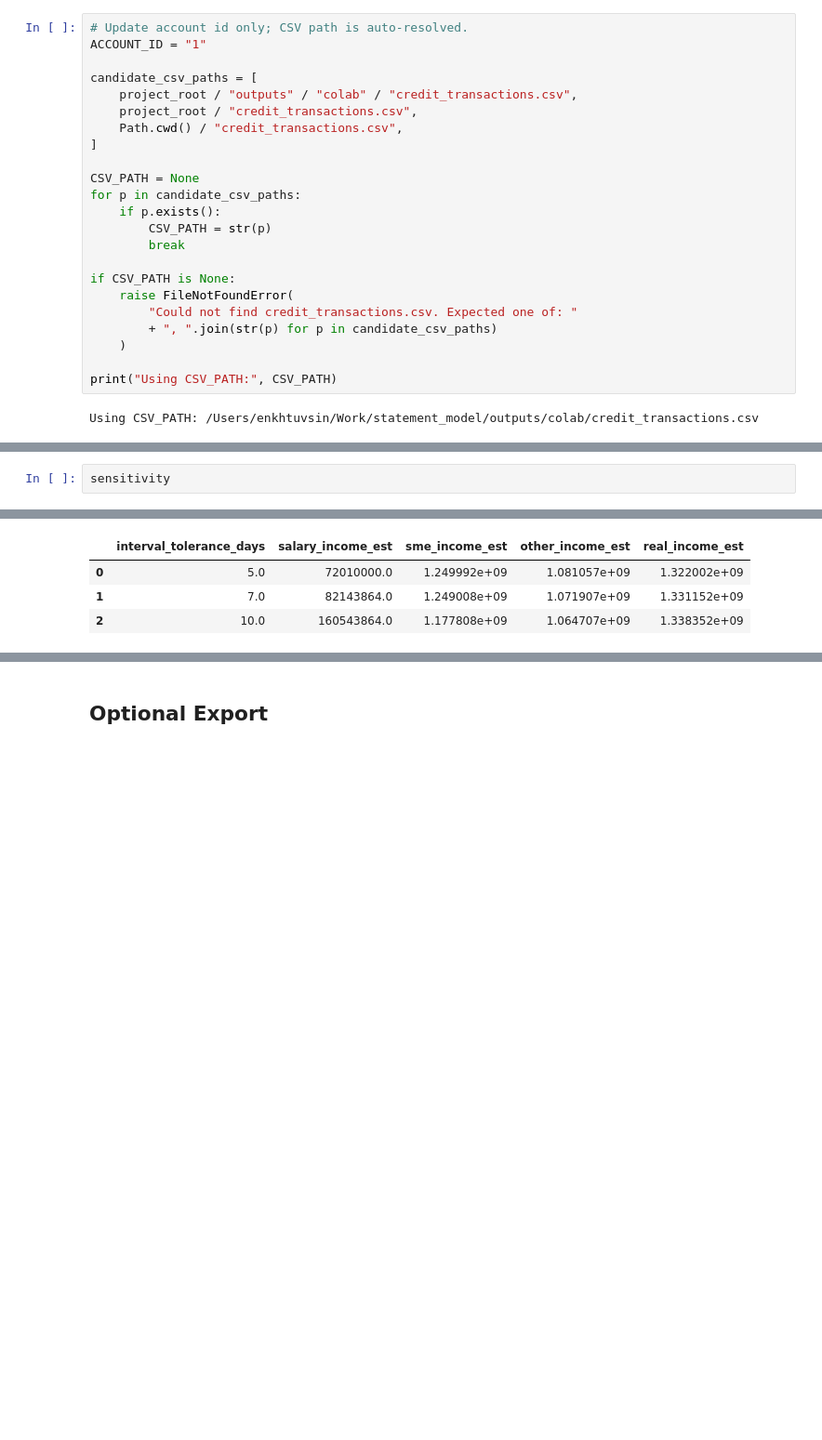
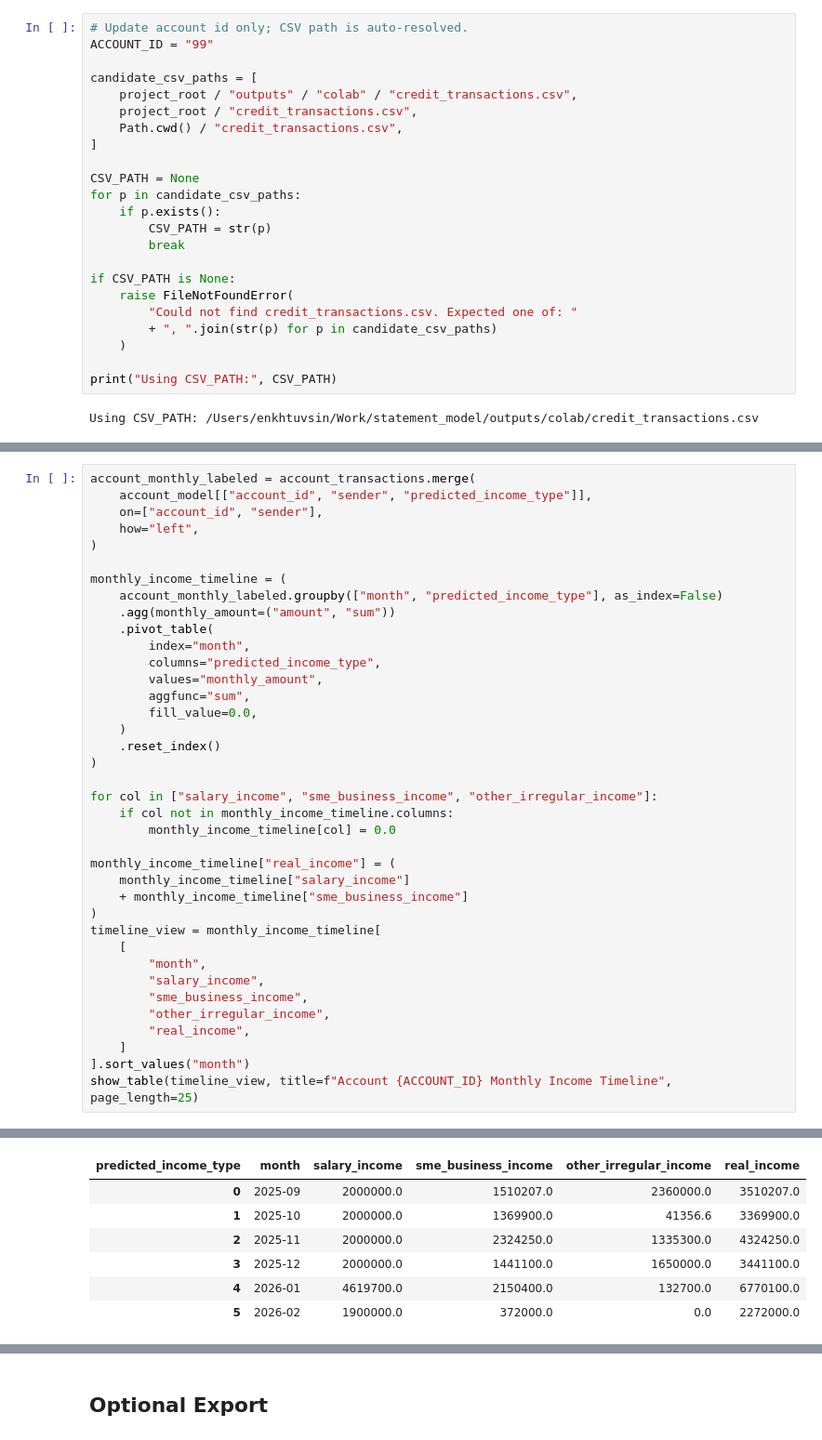
Before and after one commit to Enkhtuvshin-dev/statement, a Jupyter notebook: colab/fintech_income_analysis.ipynb, the cells around one changed output, grey strips where cells are left out. Shown at 93% size. Cells and saved outputs as stored; diff of their text form; blank space fills up the shorter version.

```diff
--- a/colab/fintech_income_analysis.ipynb
+++ b/colab/fintech_income_analysis.ipynb
@@ -46,6 +73,6 @@ python: /Users/enkhtuvsin/Work/statement_model/.venv/bin/python
 # %%
 # Update account id only; CSV path is auto-resolved.
-ACCOUNT_ID = "1"
+ACCOUNT_ID = "99"
 
 candidate_csv_paths = [
     project_root / "outputs" / "colab" / "credit_transactions.csv",
@@ -224,3 +500,39 @@ Phase 3 - Sensitivity Check
 # %%
-sensitivity
+account_monthly_labeled = account_transactions.merge(
+    account_model[["account_id", "sender", "predicted_income_type"]],
+    on=["account_id", "sender"],
+    how="left",
+)
+
+monthly_income_timeline = (
+    account_monthly_labeled.groupby(["month", "predicted_income_type"], as_index=False)
+    .agg(monthly_amount=("amount", "sum"))
+    .pivot_table(
+        index="month",
+        columns="predicted_income_type",
+        values="monthly_amount",
+        aggfunc="sum",
+        fill_value=0.0,
+    )
+    .reset_index()
+)
+
+for col in ["salary_income", "sme_business_income", "other_irregular_income"]:
+    if col not in monthly_income_timeline.columns:
+        monthly_income_timeline[col] = 0.0
+
+monthly_income_timeline["real_income"] = (
+    monthly_income_timeline["salary_income"]
+    + monthly_income_timeline["sme_business_income"]
+)
+timeline_view = monthly_income_timeline[
+    [
+        "month",
+        "salary_income",
+        "sme_business_income",
+        "other_irregular_income",
+        "real_income",
+    ]
+].sort_values("month")
+show_table(timeline_view, title=f"Account {ACCOUNT_ID} Monthly Income Timeline", page_length=25)
 # %% [output]
@@ -227,4 +540,7 @@ sensitivity
-|  | interval_tolerance_days | salary_income_est | sme_income_est | other_income_est | real_income_est |
-| 0 | 5.0 | 72010000.0 | 1.249992e+09 | 1.081057e+09 | 1.322002e+09 |
-| 1 | 7.0 | 82143864.0 | 1.249008e+09 | 1.071907e+09 | 1.331152e+09 |
-| 2 | 10.0 | 160543864.0 | 1.177808e+09 | 1.064707e+09 | 1.338352e+09 |
+| predicted_income_type | month | salary_income | sme_business_income | other_irregular_income | real_income |
+| 0 | 2025-09 | 2000000.0 | 1510207.0 | 2360000.0 | 3510207.0 |
+| 1 | 2025-10 | 2000000.0 | 1369900.0 | 41356.6 | 3369900.0 |
+| 2 | 2025-11 | 2000000.0 | 2324250.0 | 1335300.0 | 4324250.0 |
+| 3 | 2025-12 | 2000000.0 | 1441100.0 | 1650000.0 | 3441100.0 |
+| 4 | 2026-01 | 4619700.0 | 2150400.0 | 132700.0 | 6770100.0 |
+| 5 | 2026-02 | 1900000.0 | 372000.0 | 0.0 | 2272000.0 |
```
Also changed, not shown: parts of 20 cells of this notebook, 8 other files.
